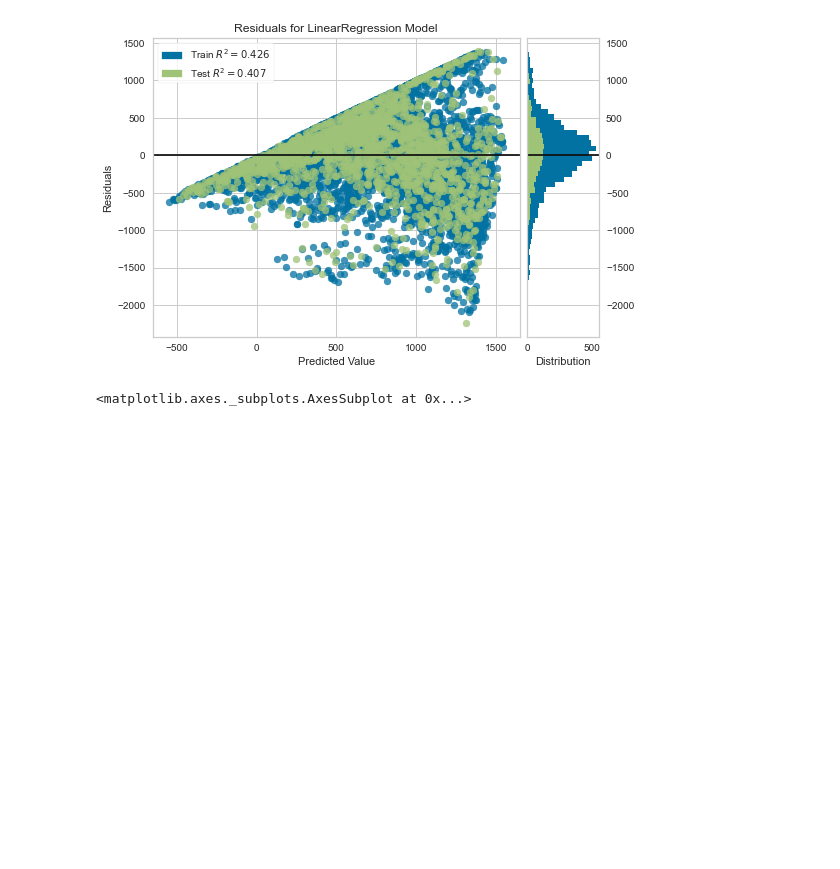
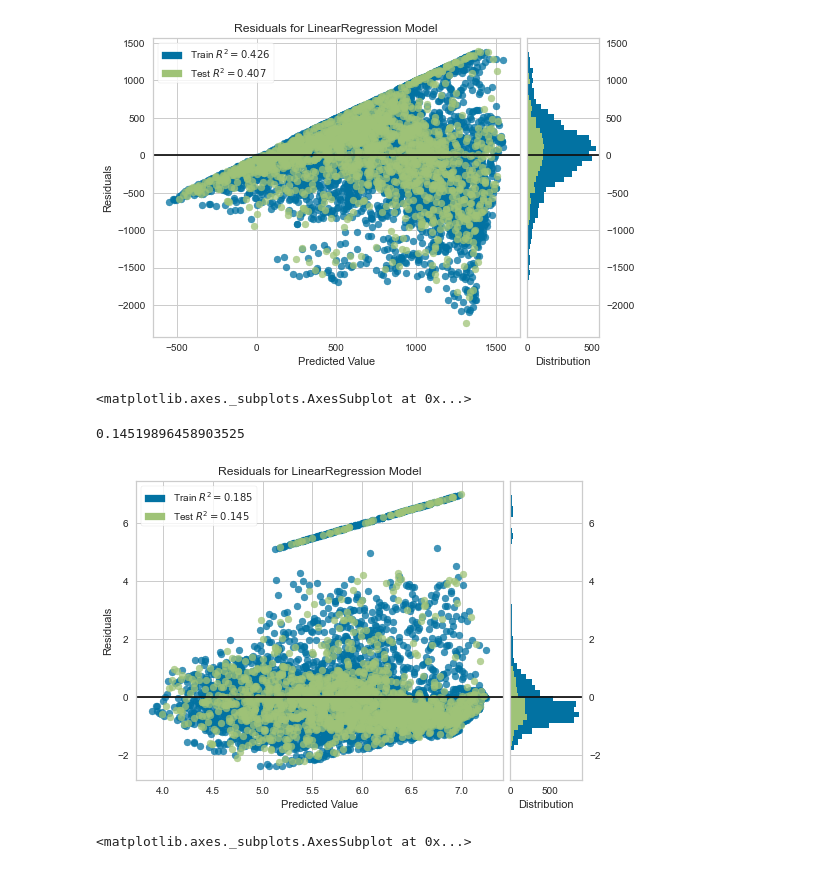
Before and after one commit to tahentx/bikeshare, a Jupyter notebook: bikeshare_development2.ipynb, the cells around one changed output. Saved outputs shown, nothing was run; the diff lists cells and outputs as text; code cells hidden in the pictures; blank space fills up the shorter version.

Commit message:
analyze residuals after log transform of target

```diff
--- a/bikeshare_development2.ipynb
+++ b/bikeshare_development2.ipynb
@@ -81,3 +74,23 @@ visualizer.show()
 # %% [output]
 [figure]
 <matplotlib.axes._subplots.AxesSubplot at 0x...>
+# %%
+X,y = df[['Hour','dist_from_ideal_temp']], df['rental_log_trans']
+# %%
+X_train, X_test, y_train, y_test = train_test_split(X, y, test_size=.2, random_state=10)
+# %%
+lr = LinearRegression()
+# %%
+model_log_trans = lr.fit(X_train,y_train)
+# %%
+model_log_trans.score(X_test,y_test)
+# %% [output]
+0.14519896458903525
+# %%
+visualizer = ResidualsPlot(model_log_trans)
+visualizer.fit(X_train, y_train)
+visualizer.score(X_test,y_test)
+visualizer.show()
+# %% [output]
+[figure, added]
+<matplotlib.axes._subplots.AxesSubplot at 0x...>
```
Also changed, not shown: parts of 3 cells of this notebook.
